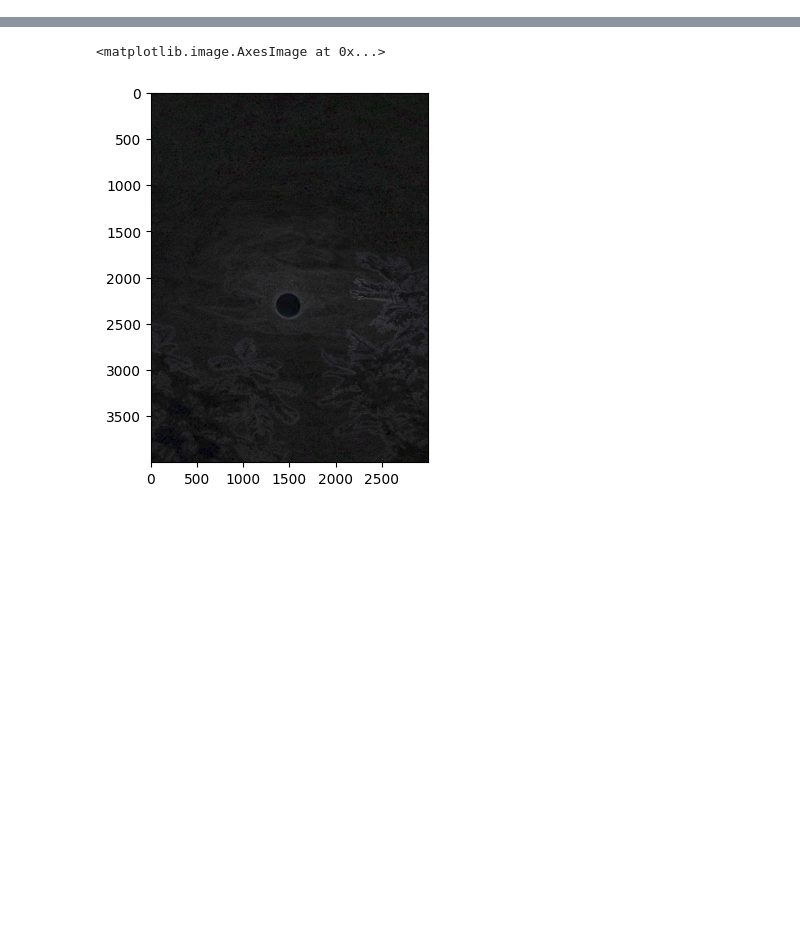
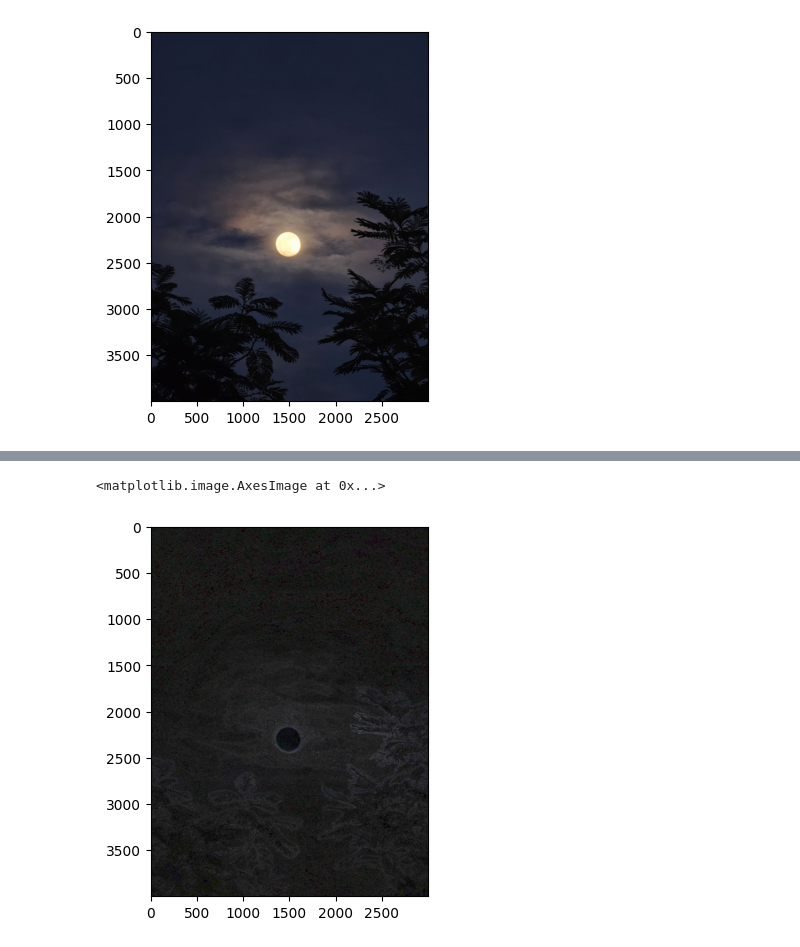
Before and after one commit to phu-story/Stenography-using-DCT, a Jupyter notebook: Steganography.ipynb, the cells around one changed output, grey strips where cells are left out. Drawn from its saved outputs; the diff is of its cells as text; code cells hidden in the pictures; blank space fills up the shorter version.

Commit message:
feat: gradient descent optimize

```diff
--- a/Steganography.ipynb
+++ b/Steganography.ipynb
@@ -149,8 +150,8 @@ def cal_peaksnr(img1, img2):
   SNR = np.mean((img1 - img2) ** 2)
   if SNR == 0:
     return float('inf')
-  max_pixel = 255.0
-  peak_snr = 10 * np.log10(max_pixel / np.sqrt(SNR))
+  max_pixel = 255.
+  peak_snr = 10 * np.log10((max_pixel ** 2) / SNR)
   return peak_snr
 # %%
 img_path = 'coverimg.jpg'
@@ -237,0 +234,67 @@ The basic intuition behind gradient descent can be illustrated by a hypothetical
+# %%
+lum_scale_level = 1.0
+learning_rate = 0.001
+psnr = []
+scaled = []
+images = []
+max_iterate = 10
+
+def dct_stego(lum_scale_level=1.0):
+  scaled_lum_table = JPG_luminance_table * lum_scale_level
+  for channel in range(3):
+    channel_blocks = np.array([block[:, :, channel] for block in blocks])
+    dct_block = np.array([cv2.dct(block) for block in channel_blocks])
+    dct_quan = np.array([(block / scaled_lum_table).astype(np.float32) for block in dct_block])
+    dct_quantize_int = np.round(dct_quan)
+
+    sorted_coefficients = [zigzag(q) for q in dct_quantize_int]
+    if channel == 0:
+      ascii_bytes = message.encode('ascii')
+      bits = bitstring.BitStream()
+      for byte in ascii_bytes:
+        bits.append(f'uint:8={byte}')
+      embedded_dct_blocks = encode_stego(bits, sorted_coefficients)
+      coeffs_to_use = embedded_dct_blocks
+    else:
+      coeffs_to_use = sorted_coefficients
+
+    desorted_coefficients = [inverse_zigzag(block, 8, 8) for block in coeffs_to_use]
+    dct_dequants = [coef * scaled_lum_table for coef in desorted_coefficients]
+    idct_blocks = [cv2.idct(block.astype(np.float32)) for block in dct_dequants]
+
+    stego_image[:, :, channel] = construct_stego(width, idct_blocks)
+
+  return np.uint8(np.clip(stego_image, 0, 255))
+
+def central_diff(f, scale_level):
+  h = 0.01
+  backword_sub = f(scale_level - h)
+  forword_sub = f(scale_level + h)
+  psnr_minus = cal_peaksnr(backword_sub, img_array)
+  psnr_plus = cal_peaksnr(forword_sub, img_array)
+  return (psnr_plus - psnr_minus) / (2 * h)
+
+for i in range(max_iterate):
+  gradient = central_diff(dct_stego, lum_scale_level)
+  lum_scale_level -= learning_rate * gradient
+
+  current_img = dct_stego(lum_scale_level)
+  current_psnr = cal_peaksnr(current_img.astype(np.float32), img_array)
+  psnr.append(current_psnr)
+  images.append(current_img)
+  scaled.append(lum_scale_level)
+
+  print("#Iterated:", i)
+  print("Peak SNR:", current_psnr, "Scale to", lum_scale_level)
+
+  if len(psnr) >= 4 and abs(psnr[-1] - psnr[-2]) < 0.01:
+    break
+
+best_idx = np.argmax(psnr)
+val_clip = images[best_idx]
+
+print("\nFinal value; Peak SNR:", psnr[best_idx], "LUM scale to", scaled[best_idx])
+plt.imshow(cv2.cvtColor(val_clip, cv2.COLOR_BGR2RGB))
+cv2.imwrite("./stegoimg.png", val_clip)
+print(len(message), "characters saved")
+# %% [output]
@@ -237,0 +318 @@ The basic intuition behind gradient descent can be illustrated by a hypothetical
+[figure, added]
```
Also changed, not shown: parts of 6 cells of this notebook, 3 other files.
